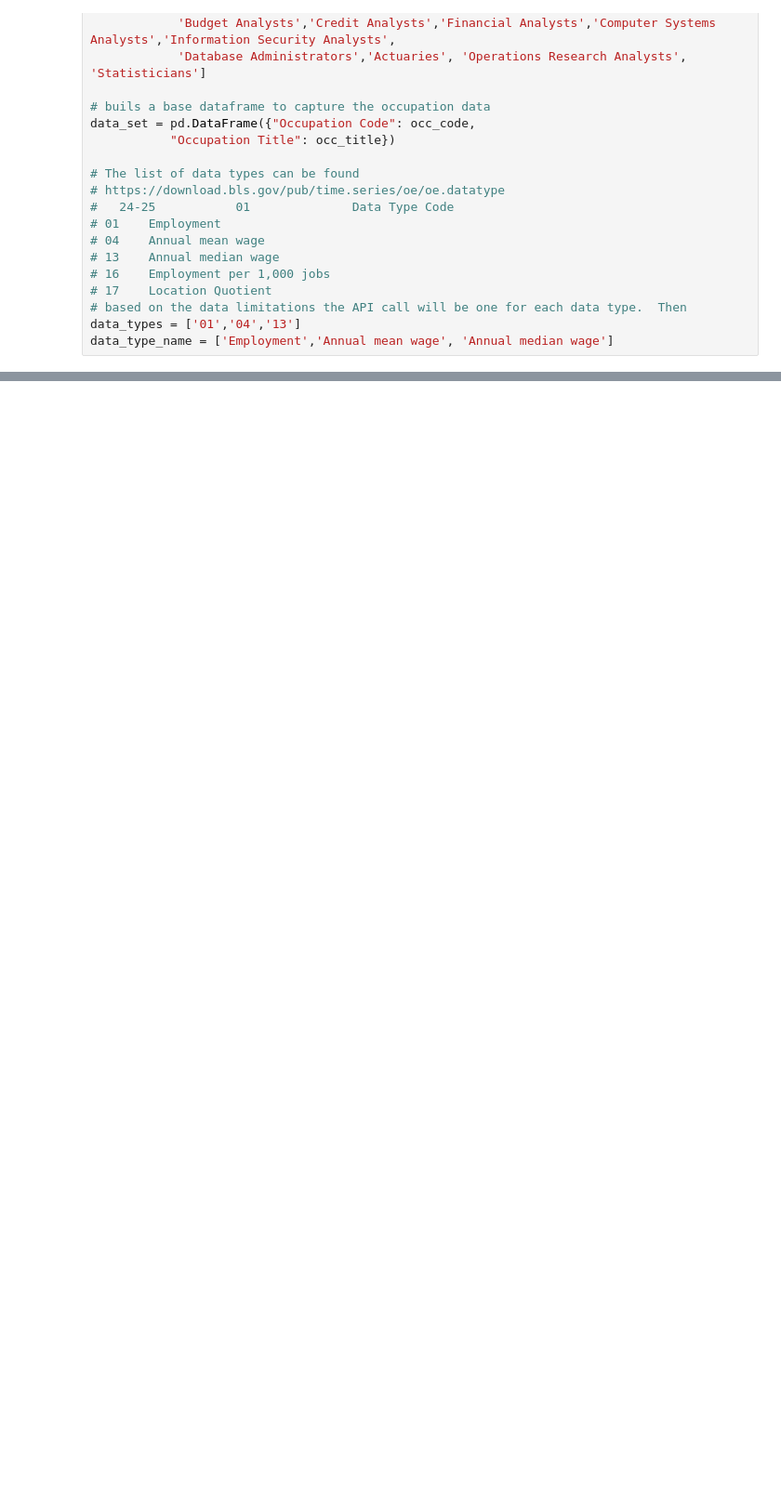
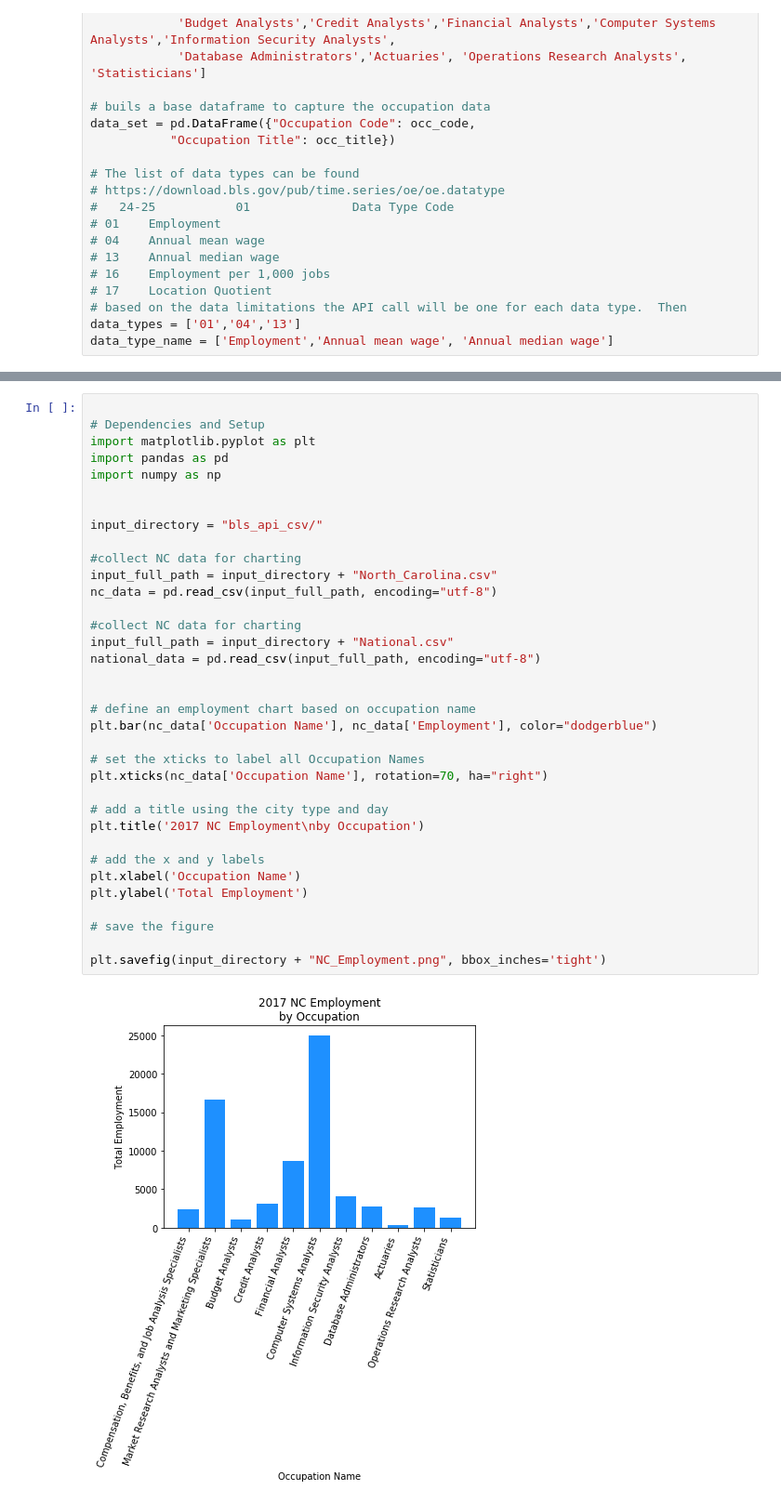
Before and after one commit to phillkev/Project--1, a Jupyter notebook: bls_jobs.ipynb, the cells around one changed output, grey strips where cells are left out. Shown at 93% size. Drawn from its saved outputs; the diff is of its cells as text; blank space fills up the shorter version.

```diff
--- a/bls_jobs.ipynb
+++ b/bls_jobs.ipynb
@@ -153,3 +153,40 @@ Raleigh,_NC.csv created...(4 of 7)
 Durham-Chapel_Hill,_NC.csv created...(5 of 7)
 Wilmington,_NC.csv created...(6 of 7)
 Winston-Salem,_NC.csv created...(7 of 7)
+# %%
+
+# Dependencies and Setup
+import matplotlib.pyplot as plt
+import pandas as pd
+import numpy as np
+
+
+input_directory = "bls_api_csv/"
+
+#collect NC data for charting
+input_full_path = input_directory + "North_Carolina.csv"
+nc_data = pd.read_csv(input_full_path, encoding="utf-8")
+
+#collect NC data for charting
+input_full_path = input_directory + "National.csv"
+national_data = pd.read_csv(input_full_path, encoding="utf-8")
+
+
+# define an employment chart based on occupation name
+plt.bar(nc_data['Occupation Name'], nc_data['Employment'], color="dodgerblue")
+
+# set the xticks to label all Occupation Names
+plt.xticks(nc_data['Occupation Name'], rotation=70, ha="right")
+
+# add a title using the city type and day
+plt.title('2017 NC Employment\nby Occupation')
+
+# add the x and y labels
+plt.xlabel('Occupation Name')
+plt.ylabel('Total Employment')
+
+# save the figure
+
+plt.savefig(input_directory + "NC_Employment.png", bbox_inches='tight')
+# %% [output]
+[figure, added]
```
Also changed, not shown: parts of 2 cells of this notebook, 8 other files.
